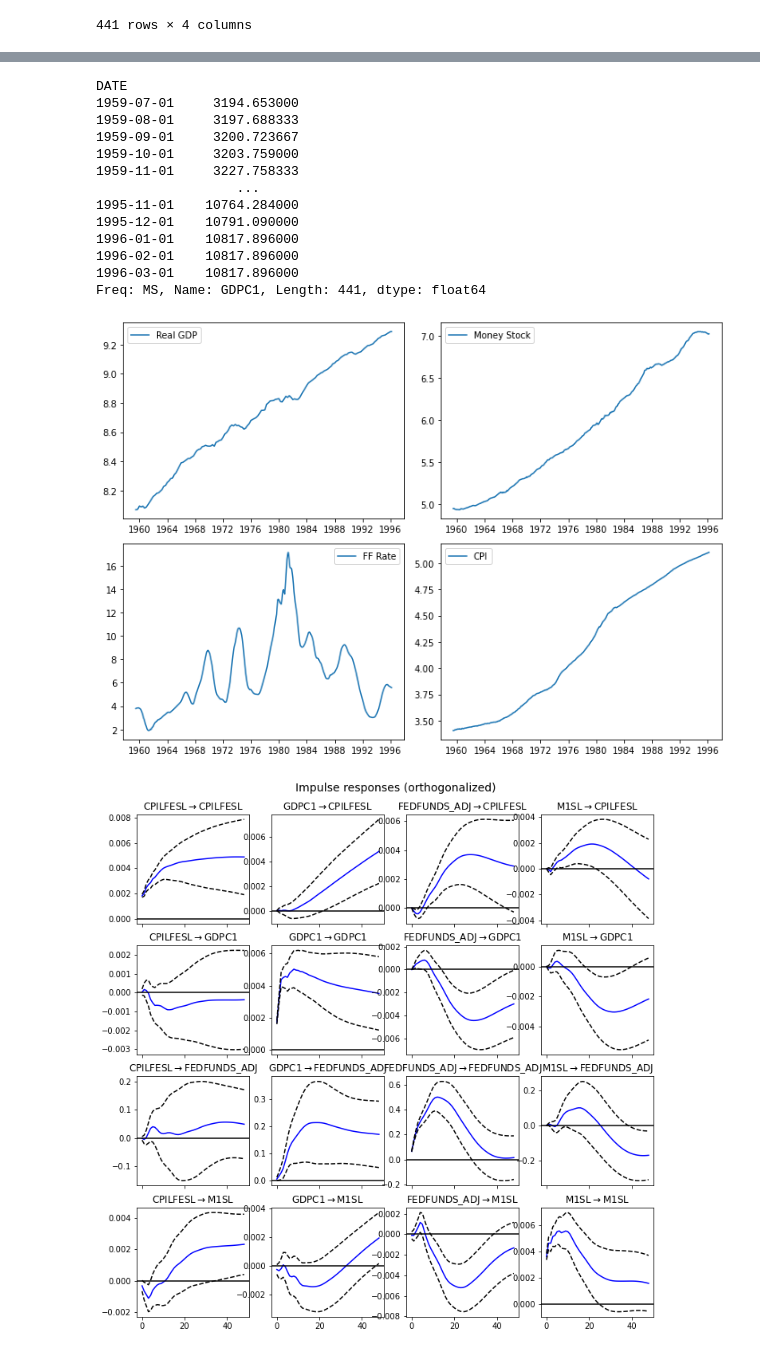
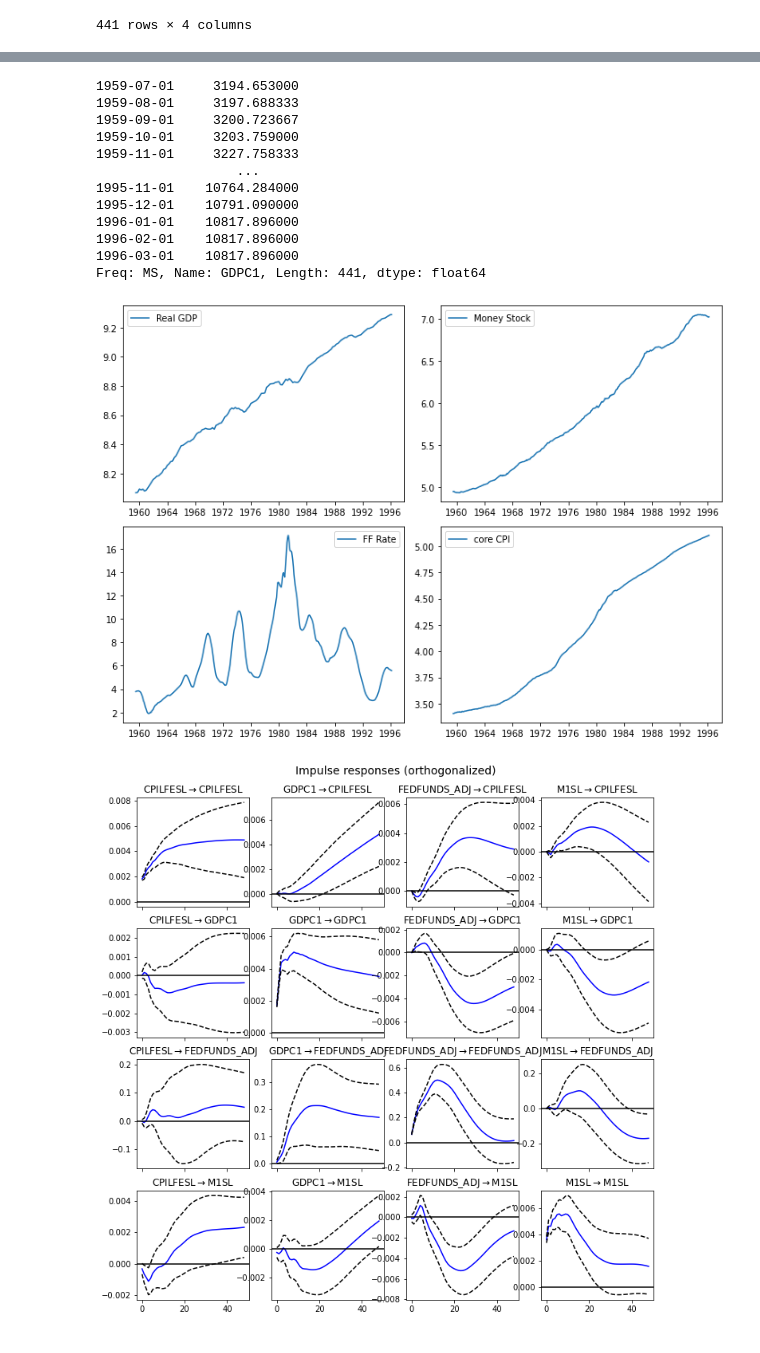
Before and after one commit to kmrnykgbn/empirical-macroeconomics, a Jupyter notebook: time_series_analysis/src/monetary_policy_varmodel.ipynb, the cells around one changed output, grey strips where cells are left out. Cells and saved outputs as stored; diff of their text form; code cells hidden in the pictures.

```diff
--- a/time_series_analysis/src/monetary_policy_varmodel.ipynb
+++ b/time_series_analysis/src/monetary_policy_varmodel.ipynb
@@ -52,18 +52,7 @@ def plot_data(data_b, data_r, label, title, ylim=None):
     # show
     plt.show()
 # %%
-# plot data into quadrants
-def plot_quadrants():
-    plt.style.use('default')
-    sns.set()
-    sns.set_style('whitegrid')
-    sns.set_palette('gray')
-
-    fig = plt.figure()
-
-    for i in range(0, 4):
-        # top left
-        axi = fig.add_subplot(2, 2, 1)
-        ax4.plot(x4, y4)
-        ax1.set_xlabel("weight [g]")
-        ax1.set_ylabel("length [cm]")
+# convert the index
+index = pd.date_range(data_mp.index[0], periods=data_mp.shape[0], freq="MS")
+data_mp.set_index(index, inplace=True)
+type(data_mp.index)
@@ -98,7 +88,6 @@ plot_data(data_mp['FEDFUNDS'], data_mp['FEDFUNDS_ADJ'], ['unadjusted FF-rate', '
 data_mp['GDPC1'].interpolate(method='linear',inplace=True)
 data_mp['GDPC1']
 # %% [output]
-DATE
 1959-07-01     3194.653000
 1959-08-01     3197.688333
 1959-09-01     3200.723667
@@ -119,21 +108,21 @@ data_mp['CPILFESL'] = np.log(data_mp['CPILFESL'])
 # %%
 import itertools
 # plot original series and seasonally ajusted series
 
 fig, ax = plt.subplots(2, 2, figsize=(10,7))
 
 ax[0, 0].plot(data_mp['GDPC1'].index, data_mp['GDPC1'], label='Real GDP')
 ax[0, 1].plot(data_mp['M1SL'].index, data_mp['M1SL'], label='Money Stock')
 ax[1, 0].plot(data_mp["FEDFUNDS_ADJ"].index, data_mp["FEDFUNDS_ADJ"], label='FF Rate')
-ax[1, 1].plot(data_mp['CPILFESL'].index, data_mp['CPILFESL'], label='CPI')
+ax[1, 1].plot(data_mp['CPILFESL'].index, data_mp['CPILFESL'], label='core CPI')
 
 for e in itertools.product([0,1], [0,1]):
     ax[e[0], e[1]].legend()
 
 fig.tight_layout()
 plt.show()
 # %% [output]
-[figure, old version]
+[figure, new version]
 # %%
 from statsmodels.tsa.api import VAR
 
```
Also changed, not shown: parts of 6 cells of this notebook, 1 other file.
